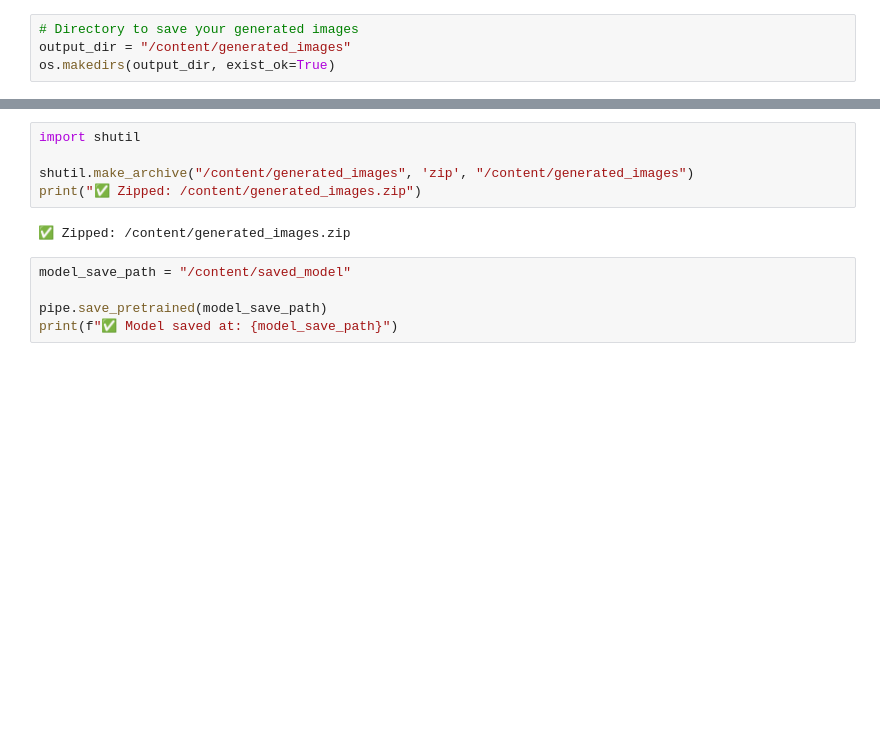
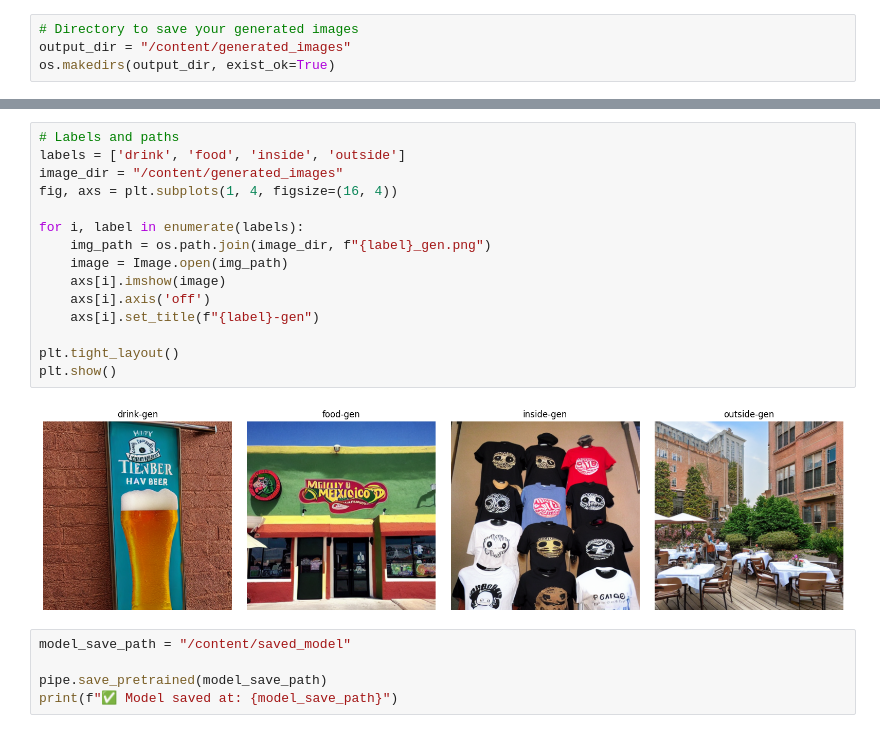
Before and after one commit to LCIT-AISC-T3-S25/Group3, a Jupyter notebook: notebooks/text_to_image_model.ipynb, the cells around one changed output, grey strips where cells are left out. Cells and saved outputs as stored; diff of their text form; blank space fills up the shorter version.

Commit message:
Updated Image to Text model notebook and generated T2I outputs.

```diff
--- a/notebooks/text_to_image_model.ipynb
+++ b/notebooks/text_to_image_model.ipynb
@@ -134,11 +135,21 @@ for idx, row in captions_per_class.iterrows():
 ✅ Saved: /content/generated_images/outside_gen.png
-# %%
-import shutil
-
-shutil.make_archive("/content/generated_images", 'zip', "/content/generated_images")
-print("✅ Zipped: /content/generated_images.zip")
-# %% [output]
-✅ Zipped: /content/generated_images.zip
+# %%
+# Labels and paths
+labels = ['drink', 'food', 'inside', 'outside']
+image_dir = "/content/generated_images"
+fig, axs = plt.subplots(1, 4, figsize=(16, 4))
+
+for i, label in enumerate(labels):
+    img_path = os.path.join(image_dir, f"{label}_gen.png")
+    image = Image.open(img_path)
+    axs[i].imshow(image)
+    axs[i].axis('off')
+    axs[i].set_title(f"{label}-gen")
+
+plt.tight_layout()
+plt.show()
+# %% [output]
+[figure, added]
 # %%
 model_save_path = "/content/saved_model"
 
```
Also changed, not shown: parts of 6 cells of this notebook, 4 other files.
